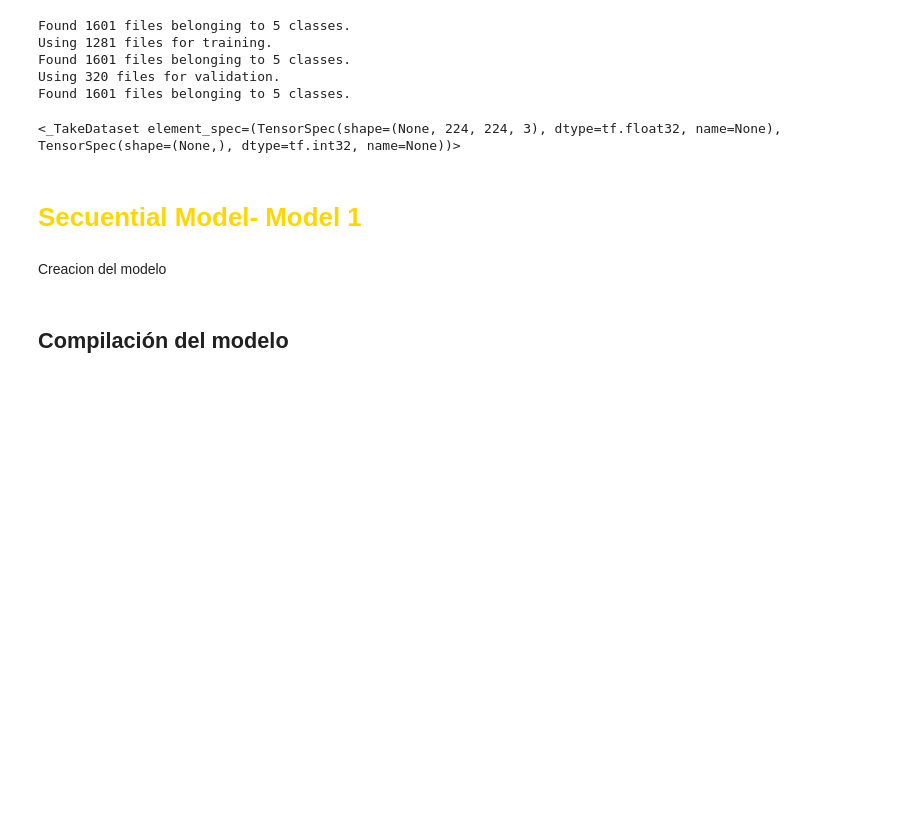
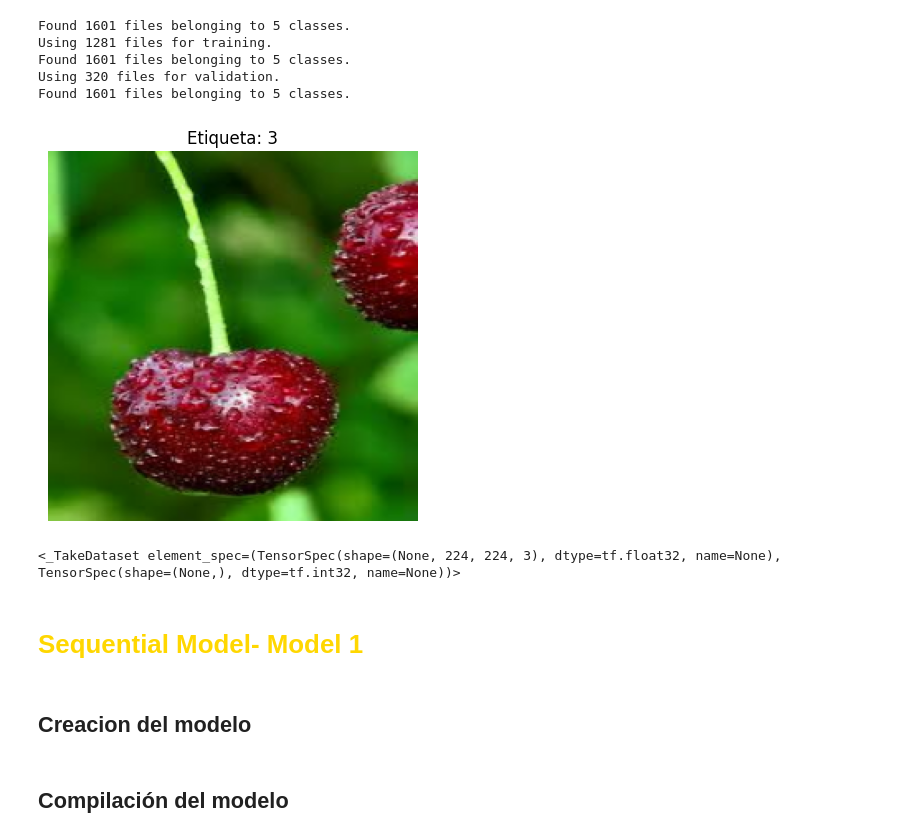
Before and after one commit to benjokapu/tpCNNavanzado, a Jupyter notebook: main.ipynb, the cells around one changed output. Saved outputs shown, nothing was run; the diff lists cells and outputs as text; code cells hidden in the pictures; blank space fills up the shorter version.

```diff
--- a/main.ipynb
+++ b/main.ipynb
@@ -338,14 +338,16 @@ train_ds = tf.keras.utils.image_dataset_from_directory(
     subset="training",
     seed=SEED,
     image_size=(img_height, img_width),
-    batch_size=batch_size)
+    batch_size=batch_size,
+    label_mode='int')
 val_ds = tf.keras.utils.image_dataset_from_directory(
     data_dir,
     validation_split=0.2,
     subset="validation",
     seed=SEED,
     image_size=(img_height, img_width),
-    batch_size=batch_size)
+    batch_size=batch_size,
+    label_mode='int')
 ds = tf.keras.preprocessing.image_dataset_from_directory(
       data_dir,
       labels='inferred',
@@ -354,6 +356,7 @@ ds = tf.keras.preprocessing.image_dataset_from_directory(
       image_size=(img_height, img_width),
       shuffle=True,
       seed=SEED,
+      label_mode='int'
   )
 # %% [output]
 Found 1601 files belonging to 5 classes.
@@ -361,6 +364,18 @@ Using 1281 files for training.
 Found 1601 files belonging to 5 classes.
 Using 320 files for validation.
 Found 1601 files belonging to 5 classes.
+# %%
+for batch_images, batch_labels in train_ds.take(1):  # Toma un batch (32 imágenes por defecto)
+    image = batch_images[1]  # Extrae la segunda imagen del batch
+    label = batch_labels[1]  # Extrae la segunda etiqueta del batch
+
+    # Muestra la imagen
+    plt.imshow(image.numpy().astype("uint8"))  # Convierte el tensor a imagen
+    plt.title(f"Etiqueta: {label.numpy()}")
+    plt.axis("off")
+    plt.show()
+# %% [output]
+[figure, added]
 # %%
 def get_dataset_partition_tf(ds, train_split=0.8, val_split=0.1, test_split=0.1, shuffle=True, shuffle_size=10000):
     assert train_split + val_split + test_split == 1.0
@@ -394,9 +409,9 @@ for features, labels in test_ds:
 X_test = np.array(X_test)
 y_test = np.array(y_test)
 # %% [markdown]
-# <span style="color:gold">Secuential Model- Model 1</span>
+# <span style="color:gold">Sequential Model- Model 1</span>
 # %% [markdown]
-Creacion del modelo
+## Creacion del modelo
 # %%
 # MODELO DE IA DEL PROYTECTO DE BENJO, MODIFICARLO A NUESTRO PROYECTO
 
```
Also changed, not shown: parts of 16 cells of this notebook, 3 other files.
